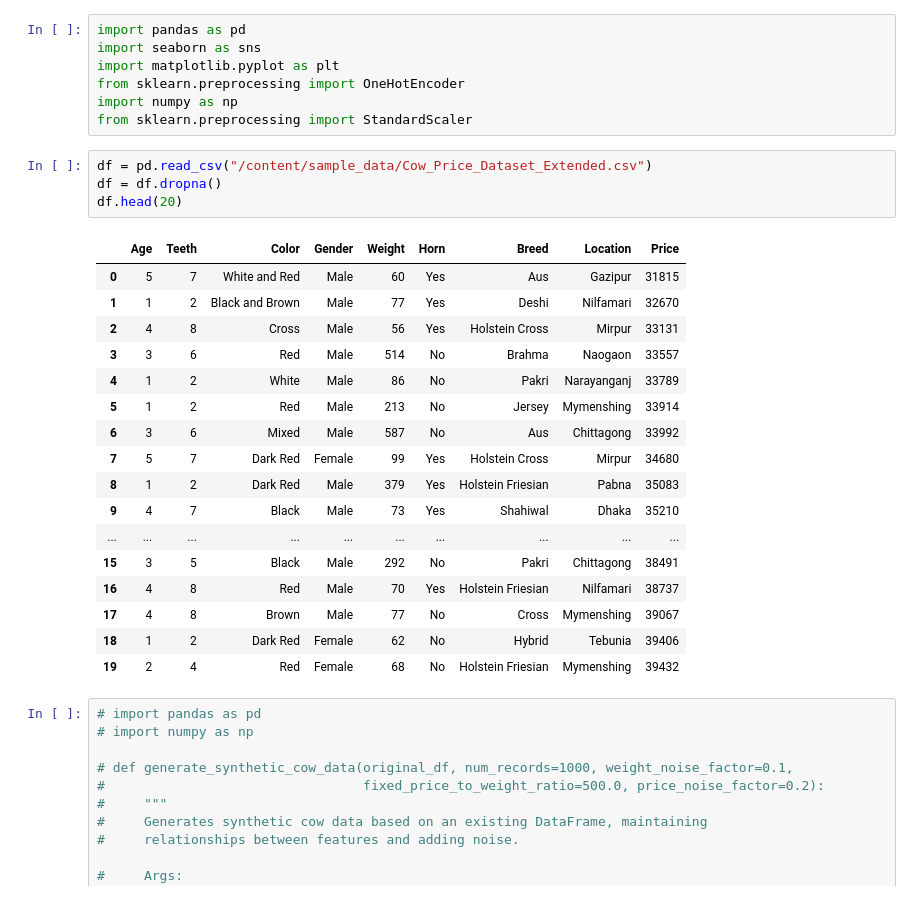
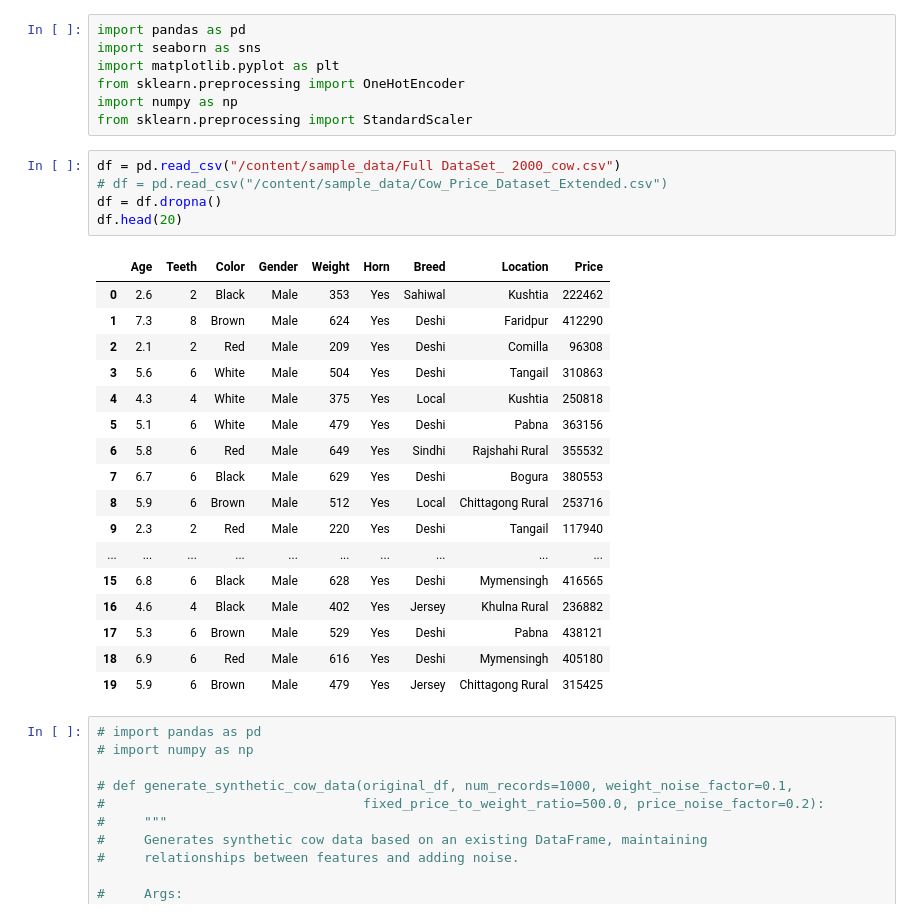
Before and after one commit to Aaban-Saad/CSE445-Qurbani-Cow-Price-Prediction, a Jupyter notebook: Cow_price_prediction.ipynb, the cells around one changed output. Saved outputs shown, nothing was run; the diff lists cells and outputs as text.

```diff
--- a/Cow_price_prediction.ipynb
+++ b/Cow_price_prediction.ipynb
@@ -8,27 +8,28 @@ from sklearn.preprocessing import OneHotEncoder
 import numpy as np
 from sklearn.preprocessing import StandardScaler
 # %%
-df = pd.read_csv("/content/sample_data/Cow_Price_Dataset_Extended.csv")
+df = pd.read_csv("/content/sample_data/Full DataSet_ 2000_cow.csv")
+# df = pd.read_csv("/content/sample_data/Cow_Price_Dataset_Extended.csv")
 df = df.dropna()
 df.head(20)
 # %% [output]
 |  | Age | Teeth | Color | Gender | Weight | Horn | Breed | Location | Price |
-| 0 | 5 | 7 | White and Red | Male | 60 | Yes | Aus | Gazipur | 31815 |
-| 1 | 1 | 2 | Black and Brown | Male | 77 | Yes | Deshi | Nilfamari | 32670 |
-| 2 | 4 | 8 | Cross | Male | 56 | Yes | Holstein Cross | Mirpur | 33131 |
-| 3 | 3 | 6 | Red | Male | 514 | No | Brahma | Naogaon | 33557 |
-| 4 | 1 | 2 | White | Male | 86 | No | Pakri | Narayanganj | 33789 |
-| 5 | 1 | 2 | Red | Male | 213 | No | Jersey | Mymenshing | 33914 |
-| 6 | 3 | 6 | Mixed | Male | 587 | No | Aus | Chittagong | 33992 |
-| 7 | 5 | 7 | Dark Red | Female | 99 | Yes | Holstein Cross | Mirpur | 34680 |
-| 8 | 1 | 2 | Dark Red | Male | 379 | Yes | Holstein Friesian | Pabna | 35083 |
-| 9 | 4 | 7 | Black | Male | 73 | Yes | Shahiwal | Dhaka | 35210 |
+| 0 | 2.6 | 2 | Black | Male | 353 | Yes | Sahiwal | Kushtia | 222462 |
+| 1 | 7.3 | 8 | Brown | Male | 624 | Yes | Deshi | Faridpur | 412290 |
+| 2 | 2.1 | 2 | Red | Male | 209 | Yes | Deshi | Comilla | 96308 |
+| 3 | 5.6 | 6 | White | Male | 504 | Yes | Deshi | Tangail | 310863 |
+| 4 | 4.3 | 4 | White | Male | 375 | Yes | Local | Kushtia | 250818 |
+| 5 | 5.1 | 6 | White | Male | 479 | Yes | Deshi | Pabna | 363156 |
+| 6 | 5.8 | 6 | Red | Male | 649 | Yes | Sindhi | Rajshahi Rural | 355532 |
+| 7 | 6.7 | 6 | Black | Male | 629 | Yes | Deshi | Bogura | 380553 |
+| 8 | 5.9 | 6 | Brown | Male | 512 | Yes | Local | Chittagong Rural | 253716 |
+| 9 | 2.3 | 2 | Red | Male | 220 | Yes | Deshi | Tangail | 117940 |
 | ... | ... | ... | ... | ... | ... | ... | ... | ... | ... |
-| 15 | 3 | 5 | Black | Male | 292 | No | Pakri | Chittagong | 38491 |
-| 16 | 4 | 8 | Red | Male | 70 | Yes | Holstein Friesian | Nilfamari | 38737 |
-| 17 | 4 | 8 | Brown | Male | 77 | No | Cross | Mymenshing | 39067 |
-| 18 | 1 | 2 | Dark Red | Female | 62 | No | Hybrid | Tebunia | 39406 |
-| 19 | 2 | 4 | Red | Female | 68 | No | Holstein Friesian | Mymenshing | 39432 |
+| 15 | 6.8 | 6 | Black | Male | 628 | Yes | Deshi | Mymensingh | 416565 |
+| 16 | 4.6 | 4 | Black | Male | 402 | Yes | Jersey | Khulna Rural | 236882 |
+| 17 | 5.3 | 6 | Brown | Male | 529 | Yes | Deshi | Pabna | 438121 |
+| 18 | 6.9 | 6 | Red | Male | 616 | Yes | Deshi | Mymensingh | 405180 |
+| 19 | 5.9 | 6 | Brown | Male | 479 | Yes | Jersey | Chittagong Rural | 315425 |
 # %%
 # import pandas as pd
 # import numpy as np
```
Also changed, not shown: parts of 16 cells of this notebook.
